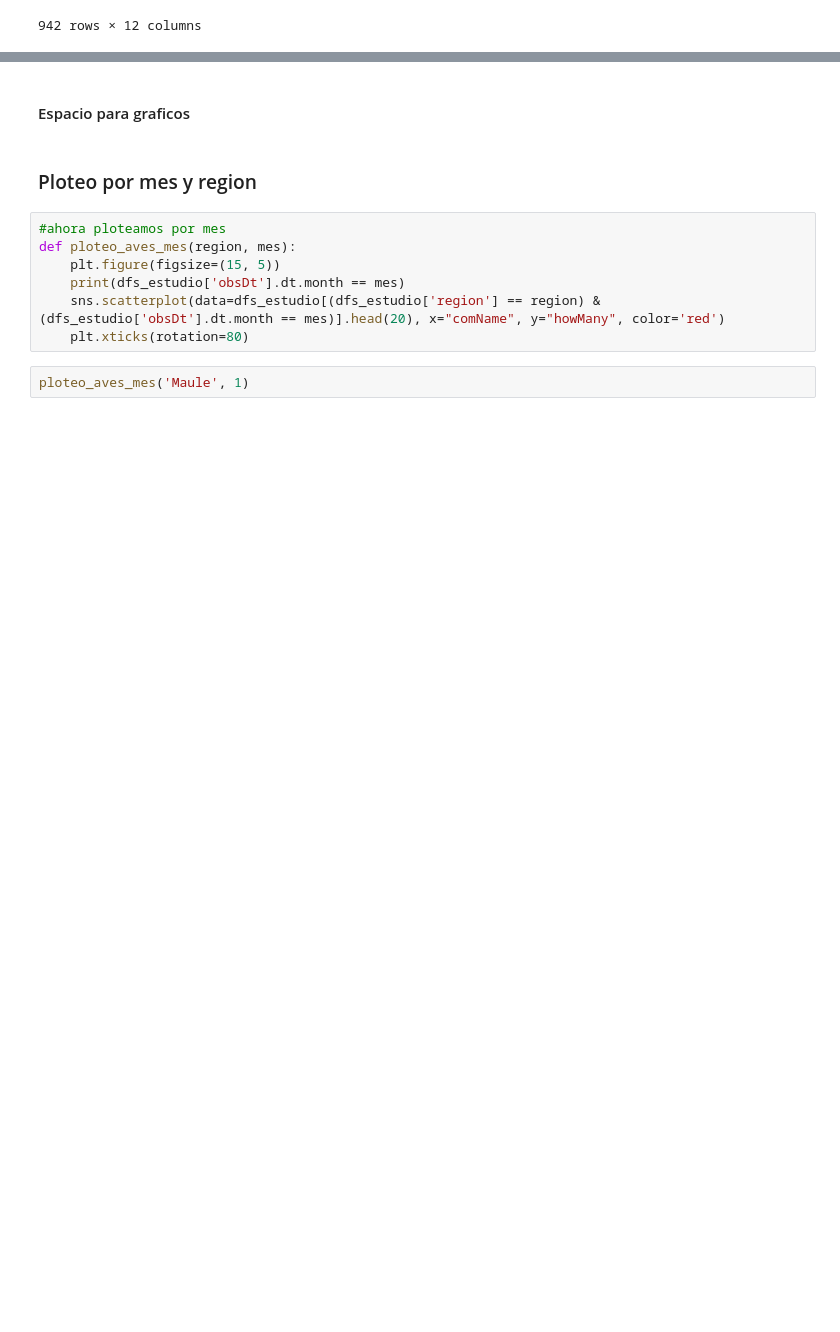
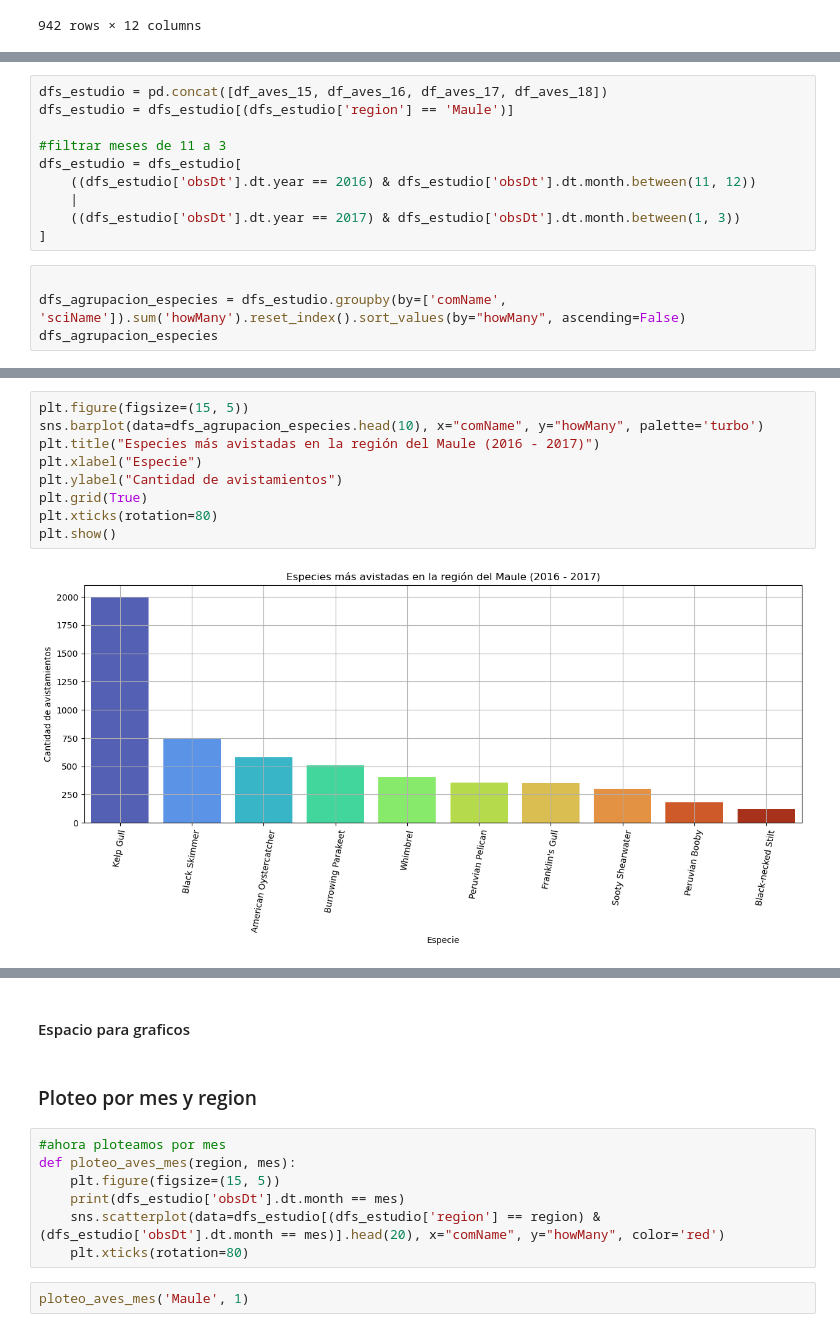
Before and after one commit to ymotomy/Proyecto-IMT2200, a Jupyter notebook: Proyecto.ipynb, the cells around one changed output, grey strips where cells are left out. Cells and saved outputs as stored; diff of their text form; blank space fills up the shorter version.

```diff
--- a/Proyecto.ipynb
+++ b/Proyecto.ipynb
@@ -386,0 +421,14 @@ dfs_estudio
+# %%
+dfs_estudio = pd.concat([df_aves_15, df_aves_16, df_aves_17, df_aves_18])
+dfs_estudio = dfs_estudio[(dfs_estudio['region'] == 'Maule')]
+
+#filtrar meses de 11 a 3
+dfs_estudio = dfs_estudio[
+    ((dfs_estudio['obsDt'].dt.year == 2016) & dfs_estudio['obsDt'].dt.month.between(11, 12))
+    |
+    ((dfs_estudio['obsDt'].dt.year == 2017) & dfs_estudio['obsDt'].dt.month.between(1, 3))
+]
+# %%
+
+dfs_agrupacion_especies = dfs_estudio.groupby(by=['comName', 'sciName']).sum('howMany').reset_index().sort_values(by="howMany", ascending=False)
+dfs_agrupacion_especies
@@ -386,0 +449,11 @@ dfs_estudio
+# %%
+plt.figure(figsize=(15, 5))
+sns.barplot(data=dfs_agrupacion_especies.head(10), x="comName", y="howMany", palette='turbo')
+plt.title("Especies más avistadas en la región del Maule (2016 - 2017)")
+plt.xlabel("Especie")
+plt.ylabel("Cantidad de avistamientos")
+plt.grid(True)
+plt.xticks(rotation=80)
+plt.show()
+# %% [output]
+[figure, added]
```
Also changed, not shown: parts of 14 cells of this notebook.
